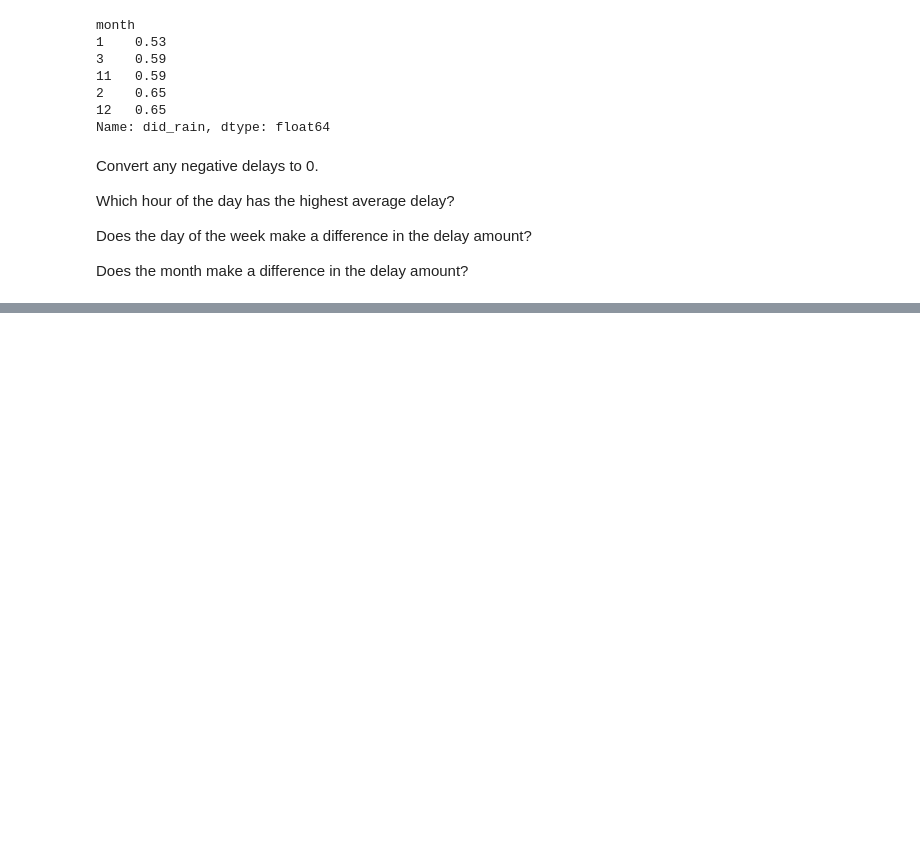
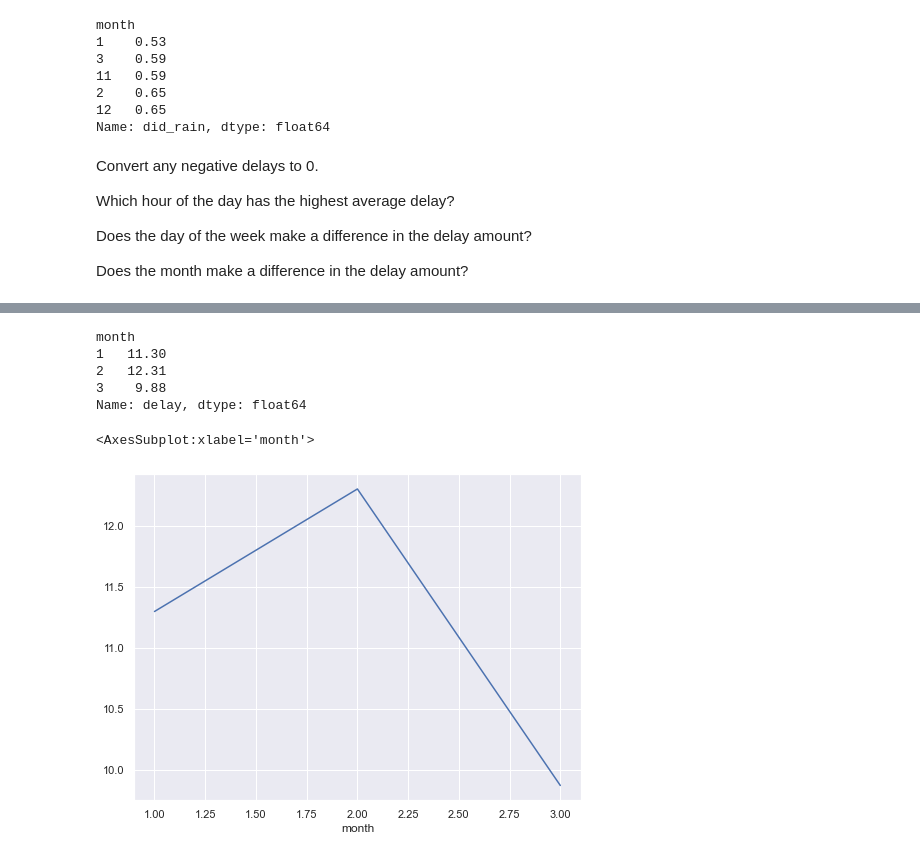
Before and after one commit to Olivert75/time-series-exercises, a Jupyter notebook: working_with_time_series_data.ipynb, the cells around one changed output, grey strips where cells are left out. Cells and saved outputs as stored; diff of their text form; code cells hidden in the pictures; blank space fills up the shorter version.

```diff
--- a/working_with_time_series_data.ipynb
+++ b/working_with_time_series_data.ipynb
@@ -517,0 +638,13 @@ Does the month make a difference in the delay amount?
+# %%
+flights.groupby('month').delay.mean()
+# %% [output]
+month
+1   11.30
+2   12.31
+3    9.88
+Name: delay, dtype: float64
+# %%
+flights.groupby('month').delay.mean().plot()
+# %% [output]
+<AxesSubplot:xlabel='month'>
+[figure, added]
```
Also changed, not shown: parts of 29 cells of this notebook.
